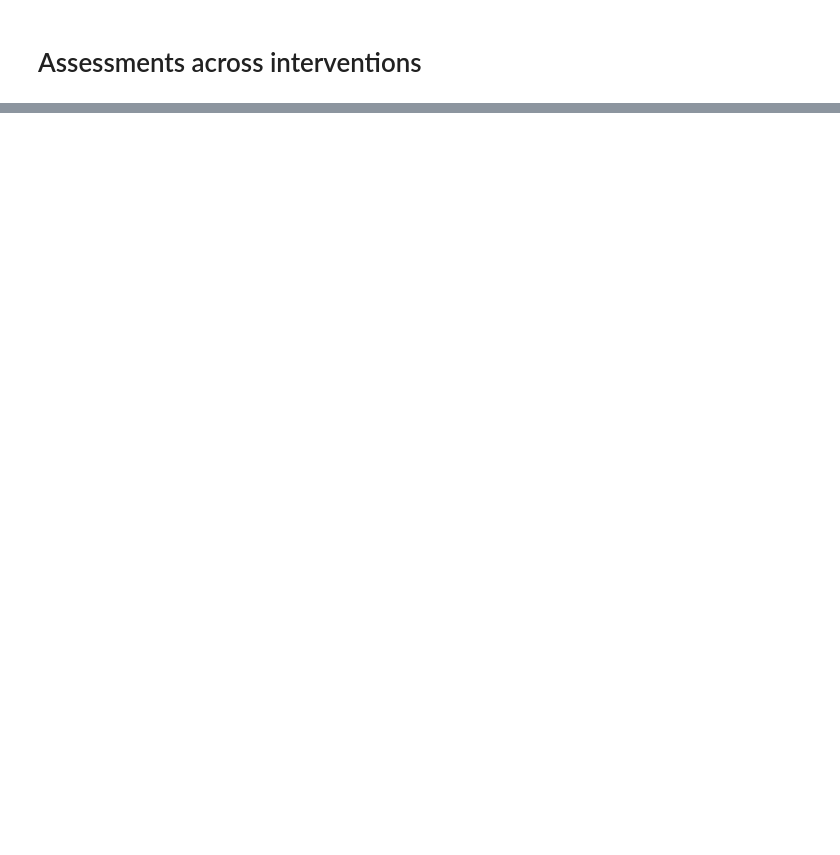
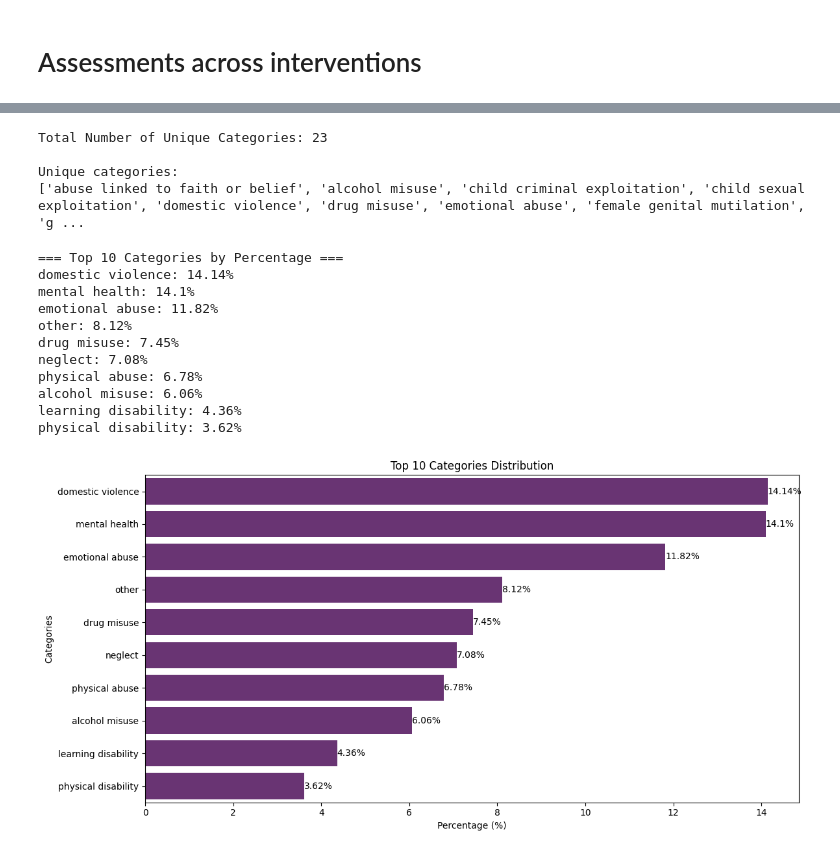
Before and after one commit to ConnectedBradford/CB_2649, a Jupyter notebook: notebooks/assessment_analysis.ipynb, the cells around one changed output, grey strips where cells are left out. Saved outputs shown, nothing was run; the diff lists cells and outputs as text; code cells hidden in the pictures; blank space fills up the shorter version.

Commit message:
modified the assessment_analysis notebook

```diff
--- a/notebooks/assessment_analysis.ipynb
+++ b/notebooks/assessment_analysis.ipynb
@@ -47,0 +70,80 @@ assessment = pandas_gbq.read_gbq(query)
+# %%
+# Number of unique categories
+# Split the categories and explode into seperate rows
+unique_categories = assessment['all_categories'].str.split(',').explode()
+
+# strip white space and convert to lower case for consistency
+unique_categories = unique_categories.str.strip().str.lower()
+
+# Get the unique categories
+unique_categories = unique_categories.unique()
+
+# Count the unique categories
+number_of_categories = len(unique_categories)
+
+print(f"Total Number of Unique Categories: {number_of_categories}")
+print("\nUnique categories:")
+print(sorted(unique_categories))
+# %% [output]
+Total Number of Unique Categories: 23
+
+Unique categories:
+['abuse linked to faith or belief', 'alcohol misuse', 'child criminal exploitation', 'child sexual exploitation', 'domestic violence', 'drug misuse', 'emotional abuse', 'female genital mutilation', 'g ...
+# %%
+import pandas as pd
+import matplotlib.pyplot as plt
+import seaborn as sns
+
+def analyze_category_proportions(df):
+    # Split and explode categories
+    categories_expanded = df['all_categories'].str.split(',').explode()
+
+    # Clean categories
+    categories_expanded = categories_expanded.str.strip().str.lower()
+
+    # Calculate total counts
+    total_categories = len(categories_expanded)
+
+    # Calculate proportions
+    category_proportions = (categories_expanded.value_counts() / total_categories * 100).round(2)
+
+    # Display top 10 categories with percentages
+    print("=== Top 10 Categories by Percentage ===")
+    for cat, pct in category_proportions.head(10).items():
+        print(f"{cat}: {pct}%")
+
+    # Visualization
+    plt.figure(figsize=(12, 6))
+
+    # Create bar plot
+    sns.barplot(x=category_proportions.head(10).values,
+                y=category_proportions.head(10).index,color=color)
+
+    plt.title('Top 10 Categories Distribution')
+    plt.xlabel('Percentage (%)')
+    plt.ylabel('Categories')
+
+    # Add percentage labels on bars
+    for i, v in enumerate(category_proportions.head(10)):
+        plt.text(v, i, f'{v}%', va='center')
+
+    plt.tight_layout()
+    plt.show()
+
+    return category_proportions
+
+# Run the analysis
+proportions = analyze_category_proportions(assessment)
+# %% [output]
+=== Top 10 Categories by Percentage ===
+domestic violence: 14.14%
+mental health: 14.1%
+emotional abuse: 11.82%
+other: 8.12%
+drug misuse: 7.45%
+neglect: 7.08%
+physical abuse: 6.78%
+alcohol misuse: 6.06%
+learning disability: 4.36%
+physical disability: 3.62%
+[figure, added]
```
Also changed, not shown: parts of 4 cells of this notebook.
